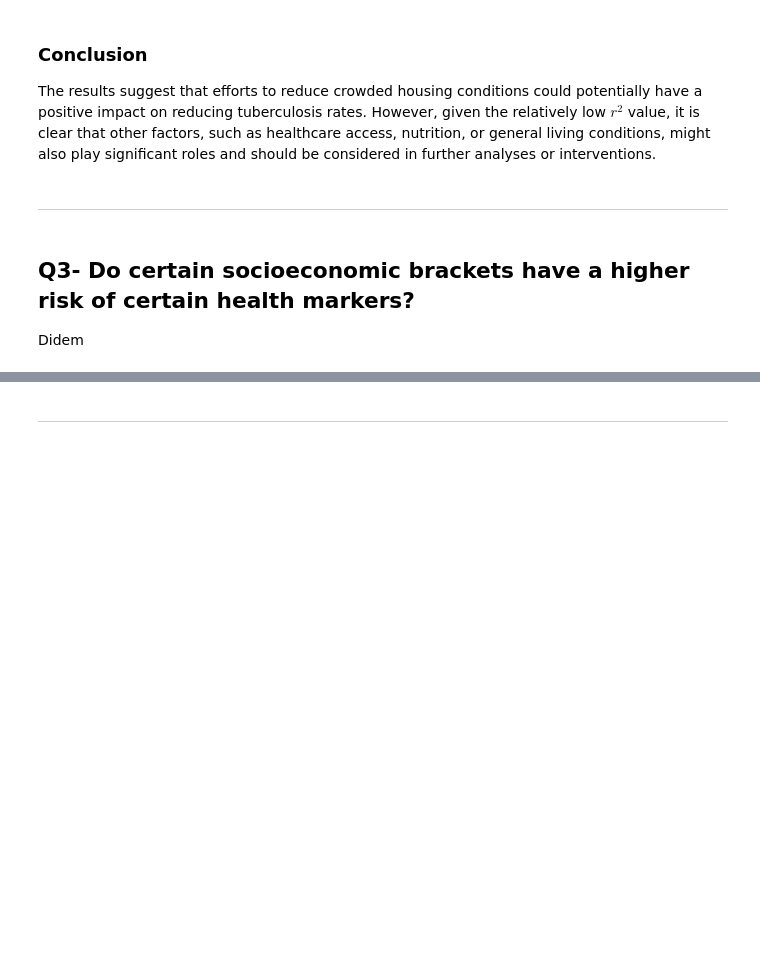
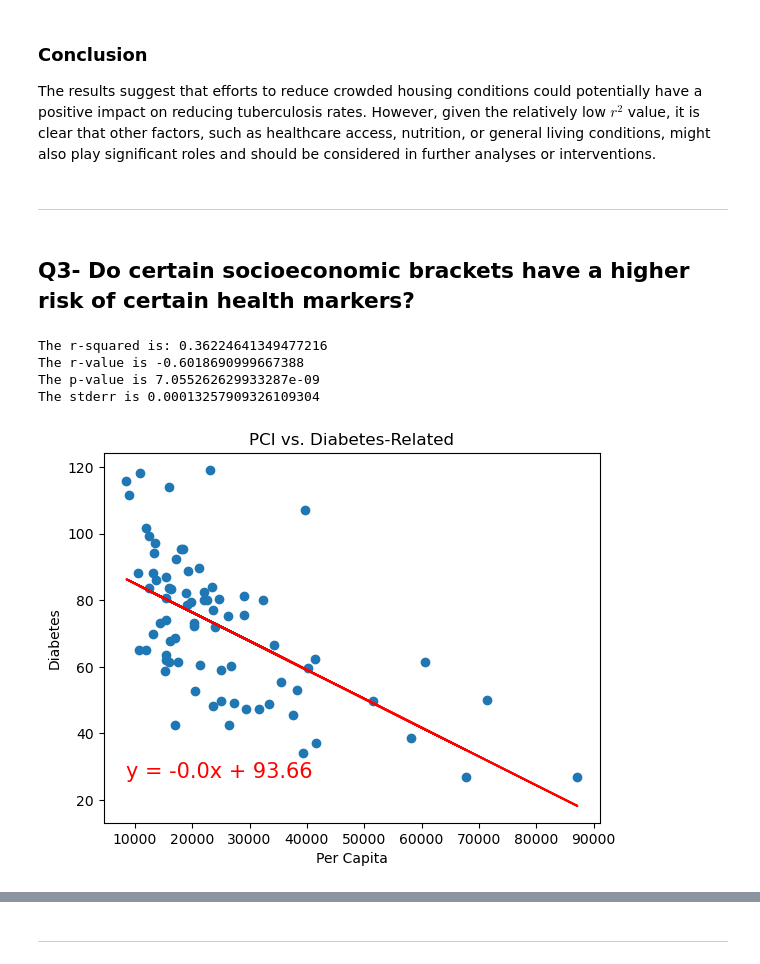
Before and after one commit to jroelofsz/Project1, a Jupyter notebook: main.ipynb, the cells around one changed output, grey strips where cells are left out. Cells and saved outputs as stored; diff of their text form; code cells hidden in the pictures; blank space fills up the shorter version.

Commit message:
changes to README, added Didem portion to Main. Added pictures to Out folder.

```diff
--- a/main.ipynb
+++ b/main.ipynb
@@ -295,5 +293,18 @@ The results suggest that efforts to reduce crowded housing conditions could pote
 ___
 # %% [markdown]
 ## Q3- Do certain socioeconomic brackets have a higher risk of certain health markers?
-
-Didem
+# %%
+#dataframe cleaning
+econ_clean_df = clean_df.copy()
+
+#remove NaN values
+diabetes_na_df = econ_clean_df.loc[(~econ_clean_df['Per Capita Income'].isna()) & (~econ_clean_df['Diabetes-related'].isna())]
+
+#show regression
+get_regress(diabetes_na_df['Per Capita Income'],diabetes_na_df['Diabetes-related'],'PCI vs. Diabetes-Related','Per Capita','Diabetes')
+# %% [output]
+The r-squared is: 0.36224641349477216
+The r-value is -0.6018690999667388
+The p-value is 7.055262629933287e-09
+The stderr is 0.00013257909326109304
+[figure, added]
```
Also changed, not shown: parts of 10 cells of this notebook, 13 other files.
